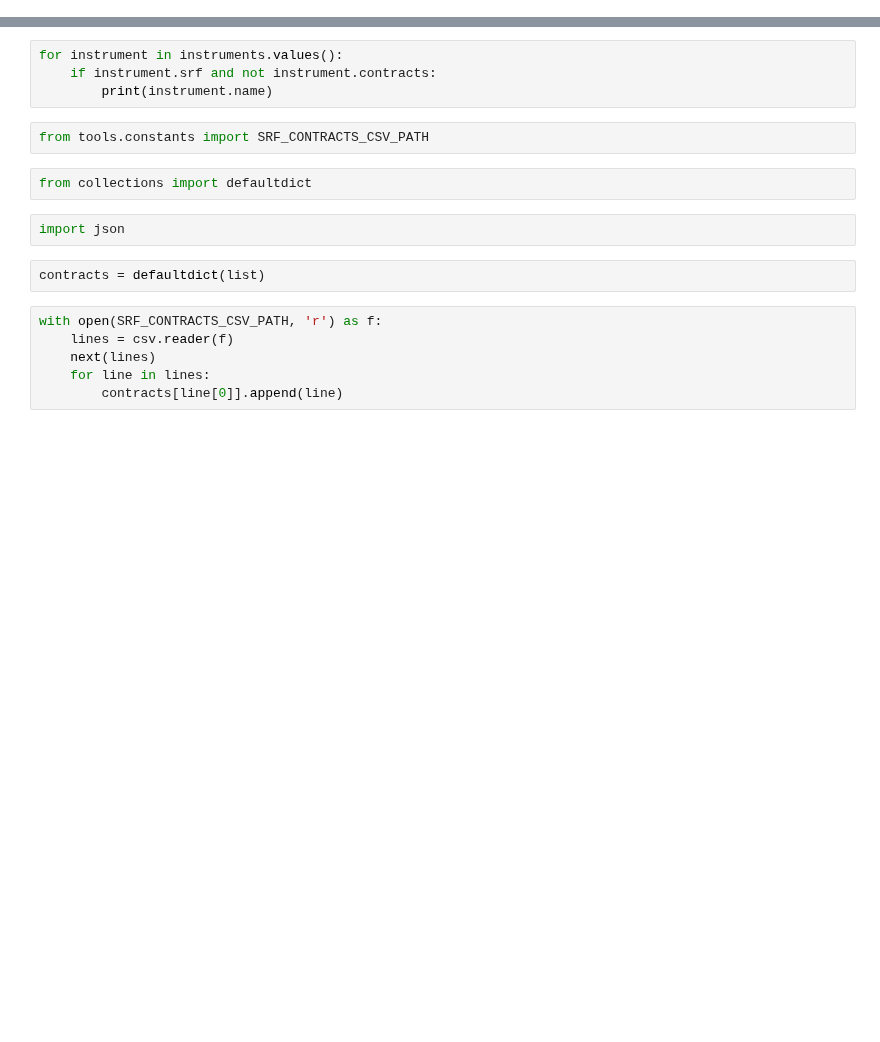
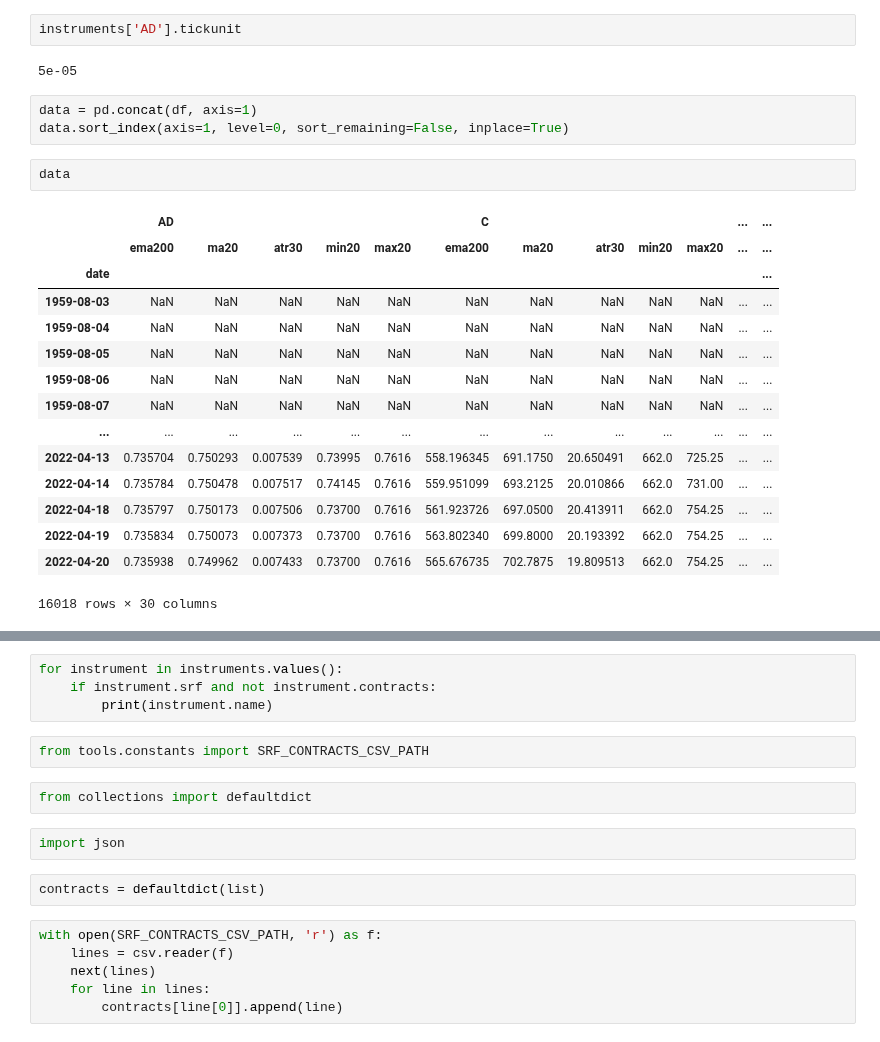
Before and after one commit to zipu/Trading, a Jupyter notebook: test.ipynb, the cells around one changed output, grey strips where cells are left out. Drawn from its saved outputs; the diff is of its cells as text; blank space fills up the shorter version.

```diff
--- a/test.ipynb
+++ b/test.ipynb
@@ -29,0 +163,25 @@ with open('tools/backtesting/system1.yaml', encoding='utf-8') as f:
+# %%
+instruments['AD'].tickunit
+# %% [output]
+5e-05
+# %%
+data = pd.concat(df, axis=1)
+data.sort_index(axis=1, level=0, sort_remaining=False, inplace=True)
+# %%
+data
+# %% [output]
+|  | AD |  |  |  |  | C |  |  |  |  | ... | ... |
+|  | ema200 | ma20 | atr30 | min20 | max20 | ema200 | ma20 | atr30 | min20 | max20 | ... | ... |
+| date |  |  |  |  |  |  |  |  |  |  |  | ... |
+| 1959-08-03 | NaN | NaN | NaN | NaN | NaN | NaN | NaN | NaN | NaN | NaN | ... | ... |
+| 1959-08-04 | NaN | NaN | NaN | NaN | NaN | NaN | NaN | NaN | NaN | NaN | ... | ... |
+| 1959-08-05 | NaN | NaN | NaN | NaN | NaN | NaN | NaN | NaN | NaN | NaN | ... | ... |
+| 1959-08-06 | NaN | NaN | NaN | NaN | NaN | NaN | NaN | NaN | NaN | NaN | ... | ... |
+| 1959-08-07 | NaN | NaN | NaN | NaN | NaN | NaN | NaN | NaN | NaN | NaN | ... | ... |
+| ... | ... | ... | ... | ... | ... | ... | ... | ... | ... | ... | ... | ... |
+| 2022-04-13 | 0.735704 | 0.750293 | 0.007539 | 0.73995 | 0.7616 | 558.196345 | 691.1750 | 20.650491 | 662.0 | 725.25 | ... | ... |
+| 2022-04-14 | 0.735784 | 0.750478 | 0.007517 | 0.74145 | 0.7616 | 559.951099 | 693.2125 | 20.010866 | 662.0 | 731.00 | ... | ... |
+| 2022-04-18 | 0.735797 | 0.750173 | 0.007506 | 0.73700 | 0.7616 | 561.923726 | 697.0500 | 20.413911 | 662.0 | 754.25 | ... | ... |
+| 2022-04-19 | 0.735834 | 0.750073 | 0.007373 | 0.73700 | 0.7616 | 563.802340 | 699.8000 | 20.193392 | 662.0 | 754.25 | ... | ... |
+| 2022-04-20 | 0.735938 | 0.749962 | 0.007433 | 0.73700 | 0.7616 | 565.676735 | 702.7875 | 19.809513 | 662.0 | 754.25 | ... | ... |
+16018 rows × 30 columns
```
Also changed, not shown: parts of 40 cells of this notebook, 19 other files.
